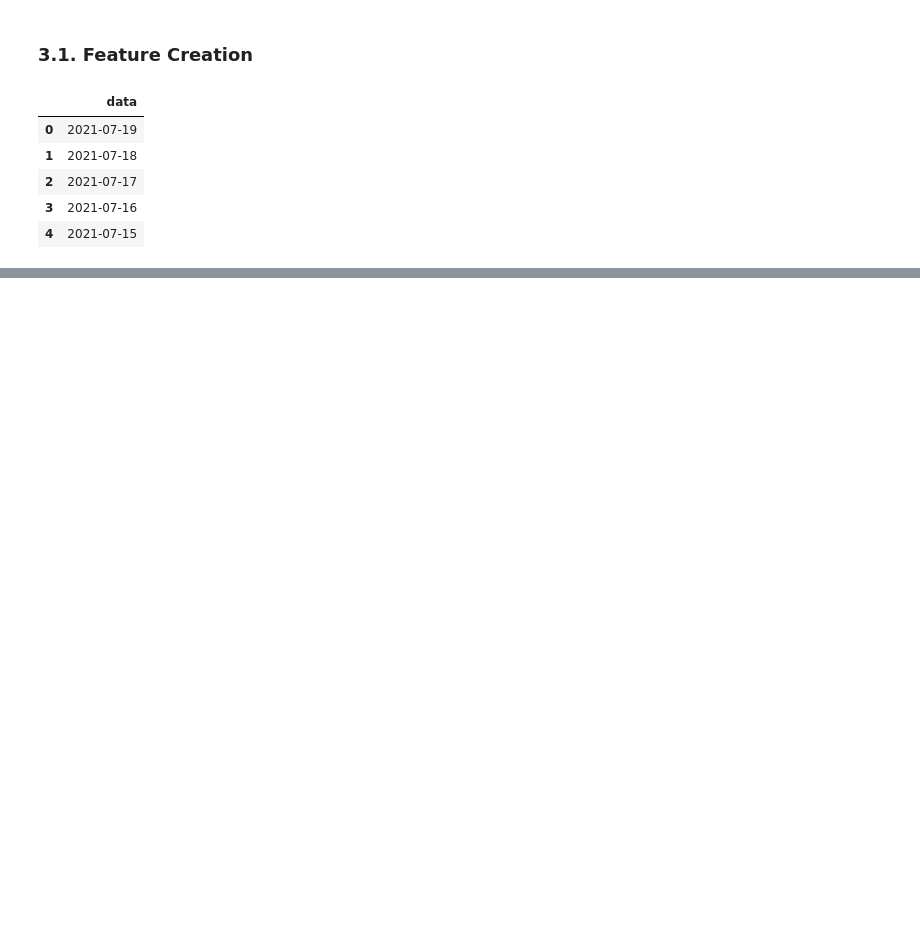
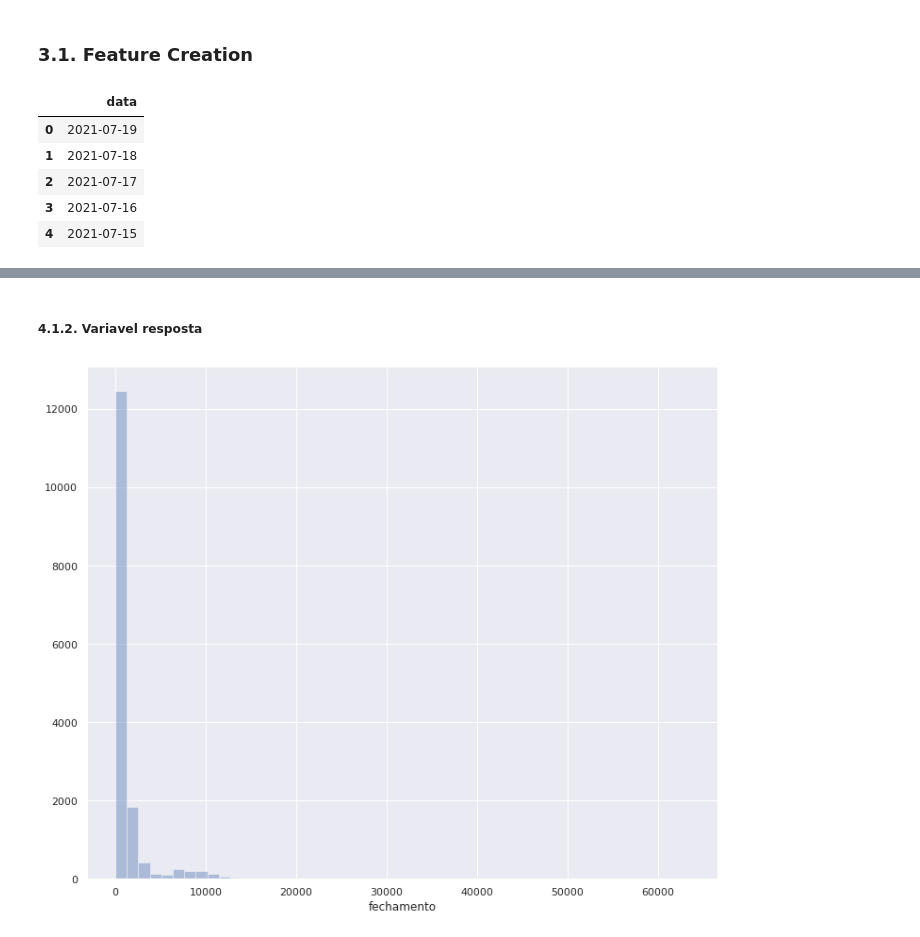
Before and after one commit to wilianuhlmann/predict_profitability_dr, a Jupyter notebook: alpha_funding.ipynb, the cells around one changed output, grey strips where cells are left out. Cells and saved outputs as stored; diff of their text form; code cells hidden in the pictures; blank space fills up the shorter version.

```diff
--- a/alpha_funding.ipynb
+++ b/alpha_funding.ipynb
@@ -550,0 +718,9 @@ df3
+# %% [markdown]
+##### 4.1.2. Variavel resposta
+# %%
+# fechamento
+# Estou considerando o fechamento como variavel respota pois é com o fechamento que as corretoras atualizam os valores em carteira de seus clientes
+
+sns.distplot( df4['fechamento'], kde=False  );
+# %% [output]
+[figure, added]
```
Also changed, not shown: parts of 41 cells of this notebook.
